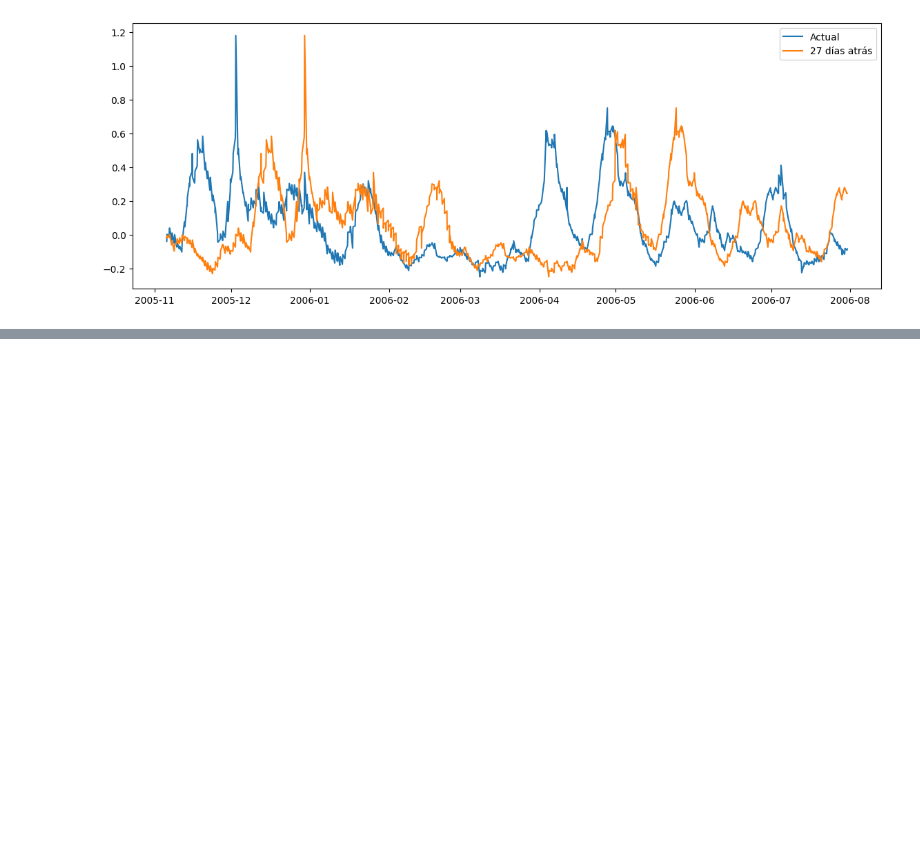
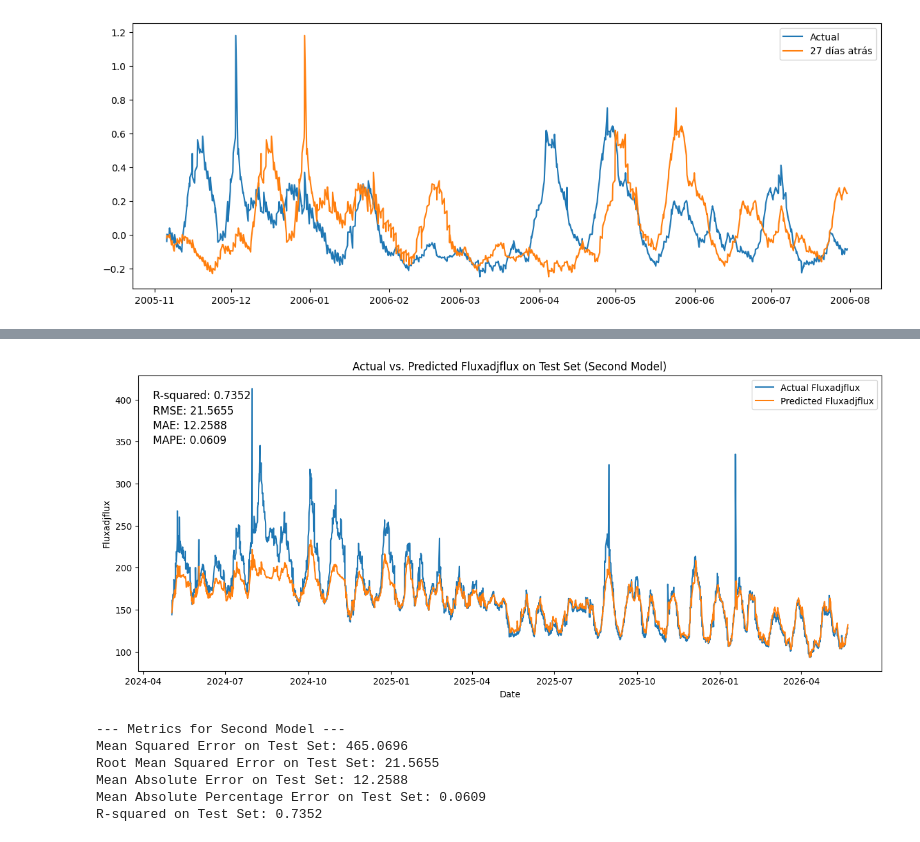
Before and after one commit to A01705840/Solar-Flux-Time-Series-Prediction, a Jupyter notebook: Solar_Flux.ipynb, the cells around one changed output, grey strips where cells are left out. Cells and saved outputs as stored; diff of their text form; code cells hidden in the pictures; blank space fills up the shorter version.

```diff
--- a/Solar_Flux.ipynb
+++ b/Solar_Flux.ipynb
@@ -292,0 +732,46 @@ plt.show()
+# %%
+# Predicciones para modelo
+test_predictions_model2 = model2.predict(x_test_scaled_model2).flatten()
+
+# Create a dummy array with zeros for all features, then place y_test_scaled at the target_feature_index
+dummy_y_test_model2 = np.zeros((len(y_test_scaled_model2), len(features)))
+dummy_y_test_model2[:, target_feature_index] = y_test_scaled_model2
+actual_fluxadjflux_model2 = scaler.inverse_transform(dummy_y_test_model2)[:, target_feature_index]
+
+dummy_predictions_model2 = np.zeros((len(test_predictions_model2), len(features)))
+dummy_predictions_model2[:, target_feature_index] = test_predictions_model2
+predicted_fluxadjflux_model2 = scaler.inverse_transform(dummy_predictions_model2)[:, target_feature_index]
+
+# Plot actual vs. predicted values for Model 2
+plt.figure(figsize=(15, 6))
+plt.plot(df['datetime'][len(train_df) + len(val_df) + history_size_model2 - 1:].head(len(actual_fluxadjflux_model2)), actual_fluxadjflux_model2, label='Actual Fluxadjflux')
+plt.plot(df['datetime'][len(train_df) + len(val_df) + history_size_model2 - 1:].head(len(predicted_fluxadjflux_model2)), predicted_fluxadjflux_model2, label='Predicted Fluxadjflux')
+plt.title('Actual vs. Predicted Fluxadjflux on Test Set (Second Model)')
+plt.xlabel('Date')
+plt.ylabel('Fluxadjflux')
+plt.legend()
+
+# Calculate metrics for Model 2
+from sklearn.metrics import mean_squared_error, mean_absolute_error, r2_score, mean_absolute_percentage_error
+
+mse2 = mean_squared_error(actual_fluxadjflux_model2, predicted_fluxadjflux_model2)
+mae2 = mean_absolute_error(actual_fluxadjflux_model2, predicted_fluxadjflux_model2)
+rmse2 = np.sqrt(mse2)
+r2_2 = r2_score(actual_fluxadjflux_model2, predicted_fluxadjflux_model2)
+mape2 = mean_absolute_percentage_error(actual_fluxadjflux_model2, predicted_fluxadjflux_model2)
+
+# Add R-squared, RMSE, MAE, and MAPE values to the plot for Model 2
+plt.text(0.02, 0.95, f'R-squared: {r2_2:.4f}', transform=plt.gca().transAxes, fontsize=12, verticalalignment='top')
+plt.text(0.02, 0.90, f'RMSE: {rmse2:.4f}', transform=plt.gca().transAxes, fontsize=12, verticalalignment='top')
+plt.text(0.02, 0.85, f'MAE: {mae2:.4f}', transform=plt.gca().transAxes, fontsize=12, verticalalignment='top')
+plt.text(0.02, 0.80, f'MAPE: {mape2:.4f}', transform=plt.gca().transAxes, fontsize=12, verticalalignment='top')
+
+plt.show()
+
+print(f"\n--- Metrics for Second Model ---")
+print(f"Mean Squared Error on Test Set: {mse2:.4f}")
+print(f"Root Mean Squared Error on Test Set: {rmse2:.4f}")
+print(f"Mean Absolute Error on Test Set: {mae2:.4f}")
+print(f"Mean Absolute Percentage Error on Test Set: {mape2:.4f}")
+print(f"R-squared on Test Set: {r2_2:.4f}")
+# %% [output]
@@ -292,0 +779,7 @@ plt.show()
+[figure, added]
+--- Metrics for Second Model ---
+Mean Squared Error on Test Set: 465.0696
+Root Mean Squared Error on Test Set: 21.5655
+Mean Absolute Error on Test Set: 12.2588
+Mean Absolute Percentage Error on Test Set: 0.0609
+R-squared on Test Set: 0.7352
```
Also changed, not shown: parts of 8 cells of this notebook.
